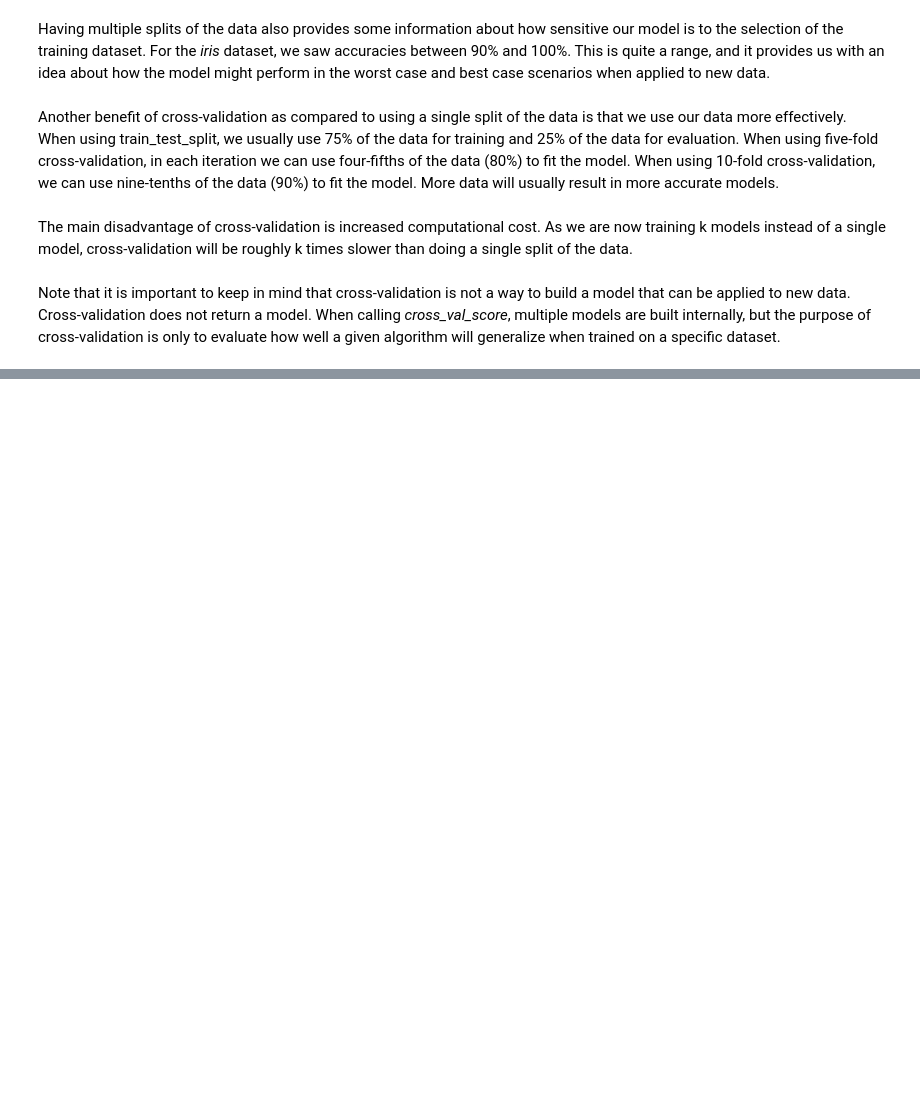
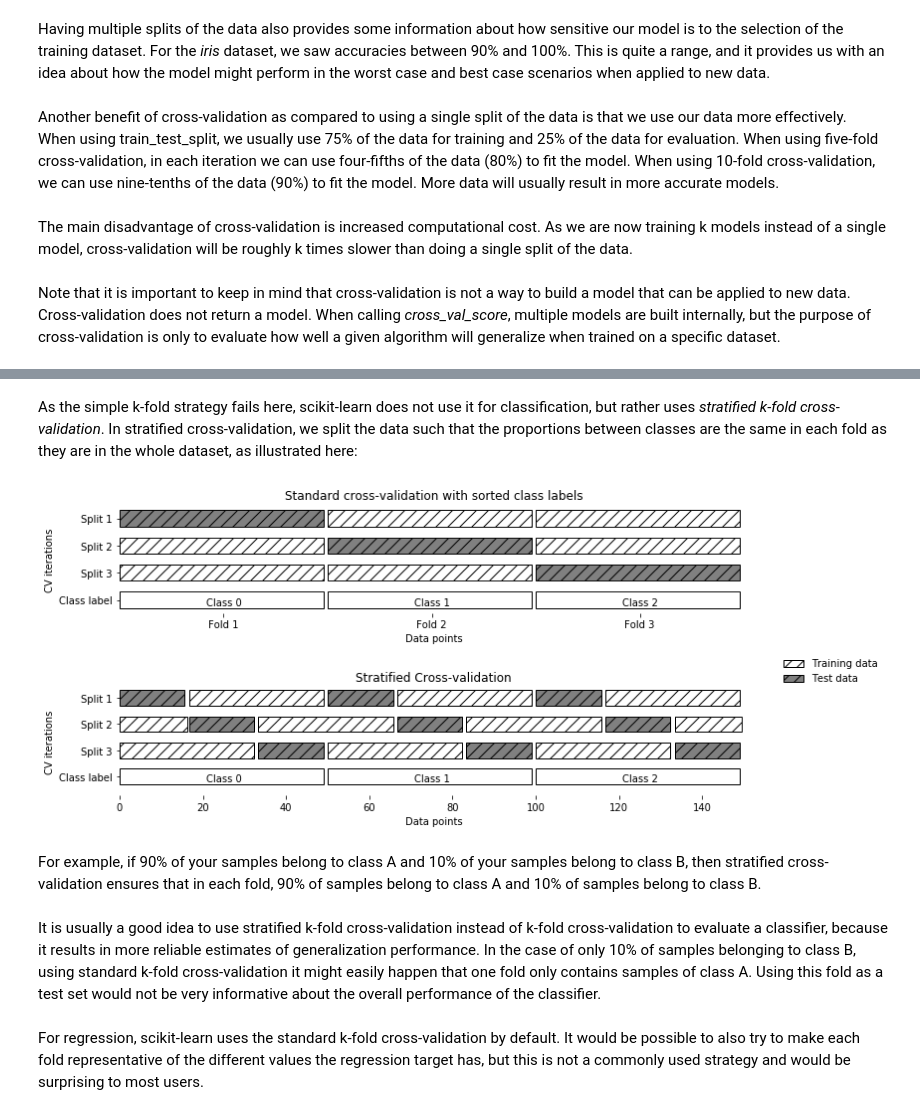
Before and after one commit to carlhinderer/python-ml-intro, a Jupyter notebook: notebooks/05_model_evaluation/a_cross_validation.ipynb, the cells around one changed output, grey strips where cells are left out. Saved outputs shown, nothing was run; the diff lists cells and outputs as text; code cells hidden in the pictures; blank space fills up the shorter version.

Commit message:
Added explanation of stratified k-fold cross validation.

```diff
--- a/notebooks/05_model_evaluation/a_cross_validation.ipynb
+++ b/notebooks/05_model_evaluation/a_cross_validation.ipynb
@@ -136,0 +155,12 @@ Note that it is important to keep in mind that cross-validation is not a way to
+# %% [markdown]
+As the simple k-fold strategy fails here, scikit-learn does not use it for classification, but rather uses *stratified k-fold cross-validation*. In stratified cross-validation, we split the data such that the proportions between classes are the same in each fold as they are in the whole dataset, as illustrated here:
+# %%
+mglearn.plots.plot_stratified_cross_validation()
+# %% [output]
+[figure, added]
+# %% [markdown]
+For example, if 90% of your samples belong to class A and 10% of your samples belong to class B, then stratified cross-validation ensures that in each fold, 90% of samples belong to class A and 10% of samples belong to class B.
+# %% [markdown]
+It is usually a good idea to use stratified k-fold cross-validation instead of k-fold cross-validation to evaluate a classifier, because it results in more reliable estimates of generalization performance. In the case of only 10% of samples belonging to class B, using standard k-fold cross-validation it might easily happen that one fold only contains samples of class A. Using this fold as a test set would not be very informative about the overall performance of the classifier.
+# %% [markdown]
+For regression, scikit-learn uses the standard k-fold cross-validation by default. It would be possible to also try to make each fold representative of the different values the regression target has, but this is not a commonly used strategy and would be surprising to most users.
```
Also changed, not shown: parts of 6 cells of this notebook.
